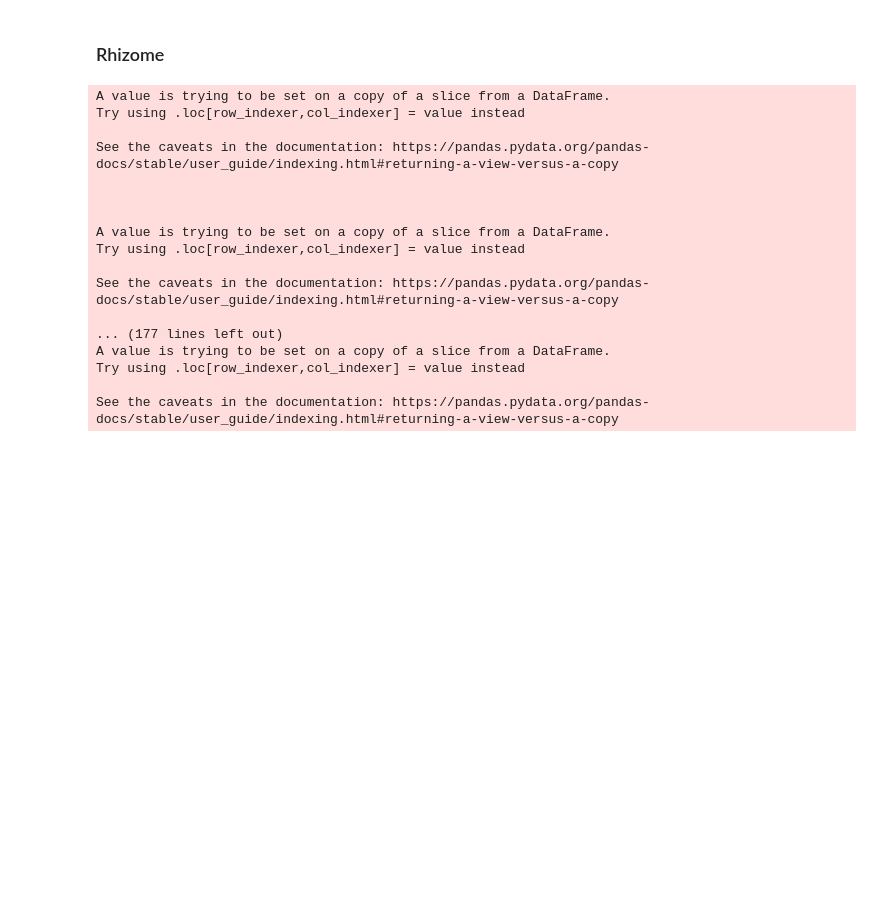
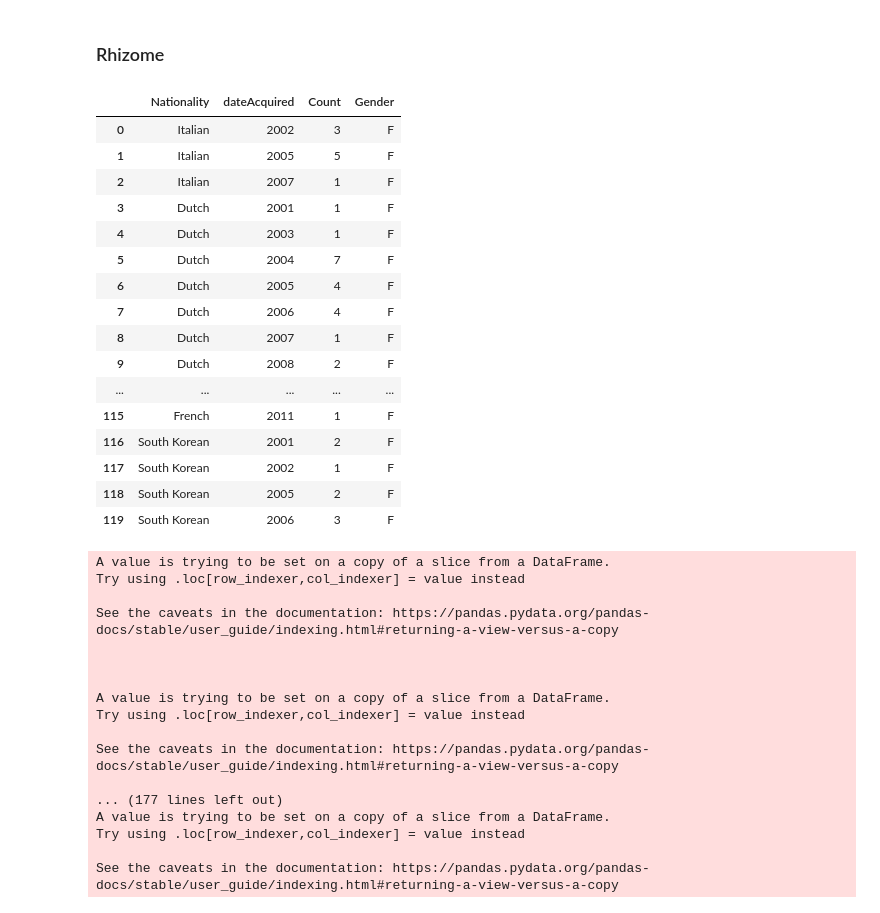
Before and after one commit to laurentfintoni/Net-Art-Rev, a Jupyter notebook: dataViz_Ctrials.ipynb, the cells around one changed output. Drawn from its saved outputs; the diff is of its cells as text; code cells hidden in the pictures; blank space fills up the shorter version.

```diff
--- a/dataViz_Ctrials.ipynb
+++ b/dataViz_Ctrials.ipynb
@@ -1226,6 +972,26 @@ fig43.update_layout(
 fig43.show()
 # %% [markdown]
 ### Rhizome
+# %%
+df_R_nats_F
+# %% [output]
+|  | Nationality | dateAcquired | Count | Gender |
+| 0 | Italian | 2002 | 3 | F |
+| 1 | Italian | 2005 | 5 | F |
+| 2 | Italian | 2007 | 1 | F |
+| 3 | Dutch | 2001 | 1 | F |
+| 4 | Dutch | 2003 | 1 | F |
+| 5 | Dutch | 2004 | 7 | F |
+| 6 | Dutch | 2005 | 4 | F |
+| 7 | Dutch | 2006 | 4 | F |
+| 8 | Dutch | 2007 | 1 | F |
+| 9 | Dutch | 2008 | 2 | F |
+| ... | ... | ... | ... | ... |
+| 115 | French | 2011 | 1 | F |
+| 116 | South Korean | 2001 | 2 | F |
+| 117 | South Korean | 2002 | 1 | F |
+| 118 | South Korean | 2005 | 2 | F |
+| 119 | South Korean | 2006 | 3 | F |
 # %%
 # create subset for females
 rh = rhz_artworks.copy()
```
Also changed, not shown: parts of 41 cells of this notebook.
